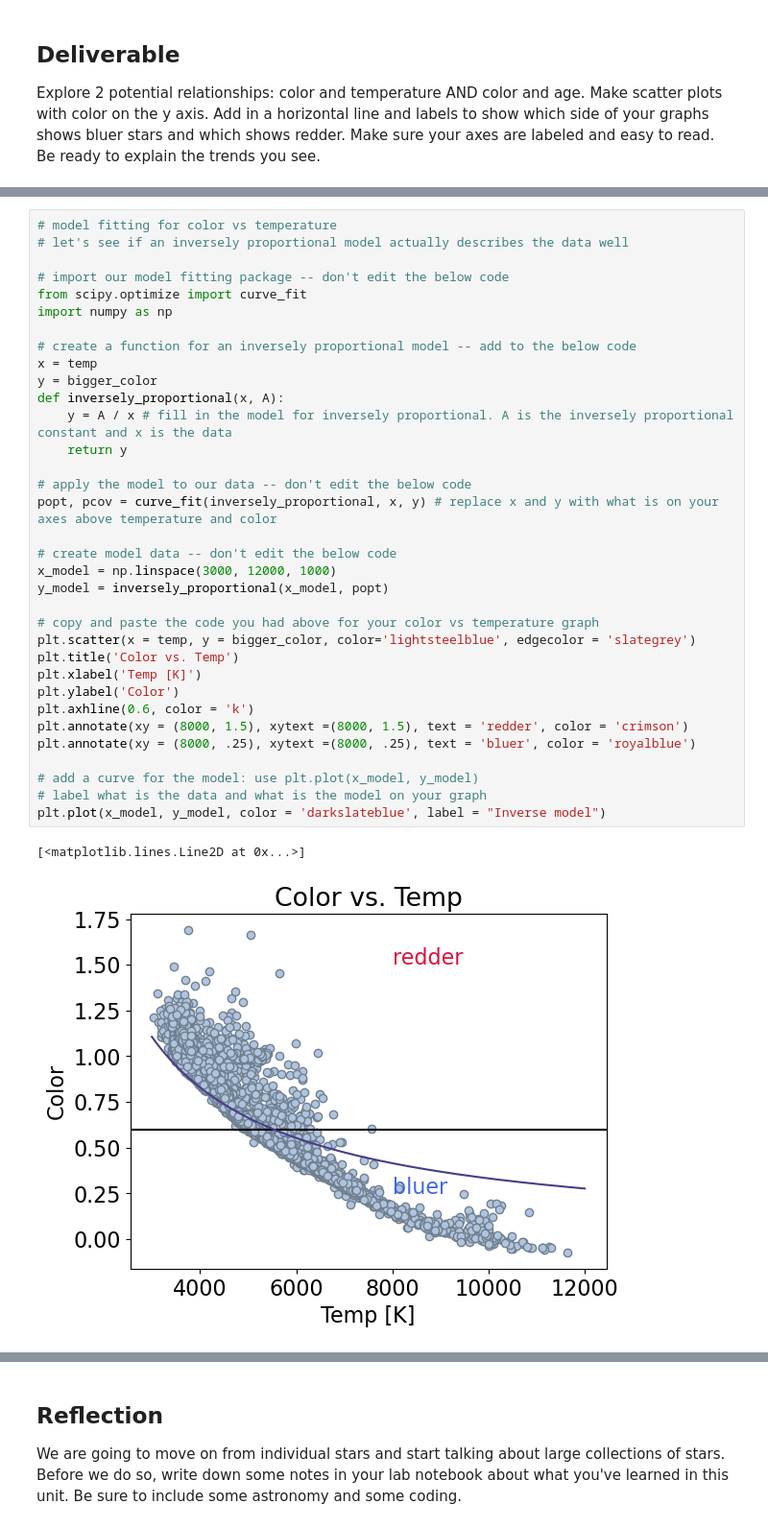
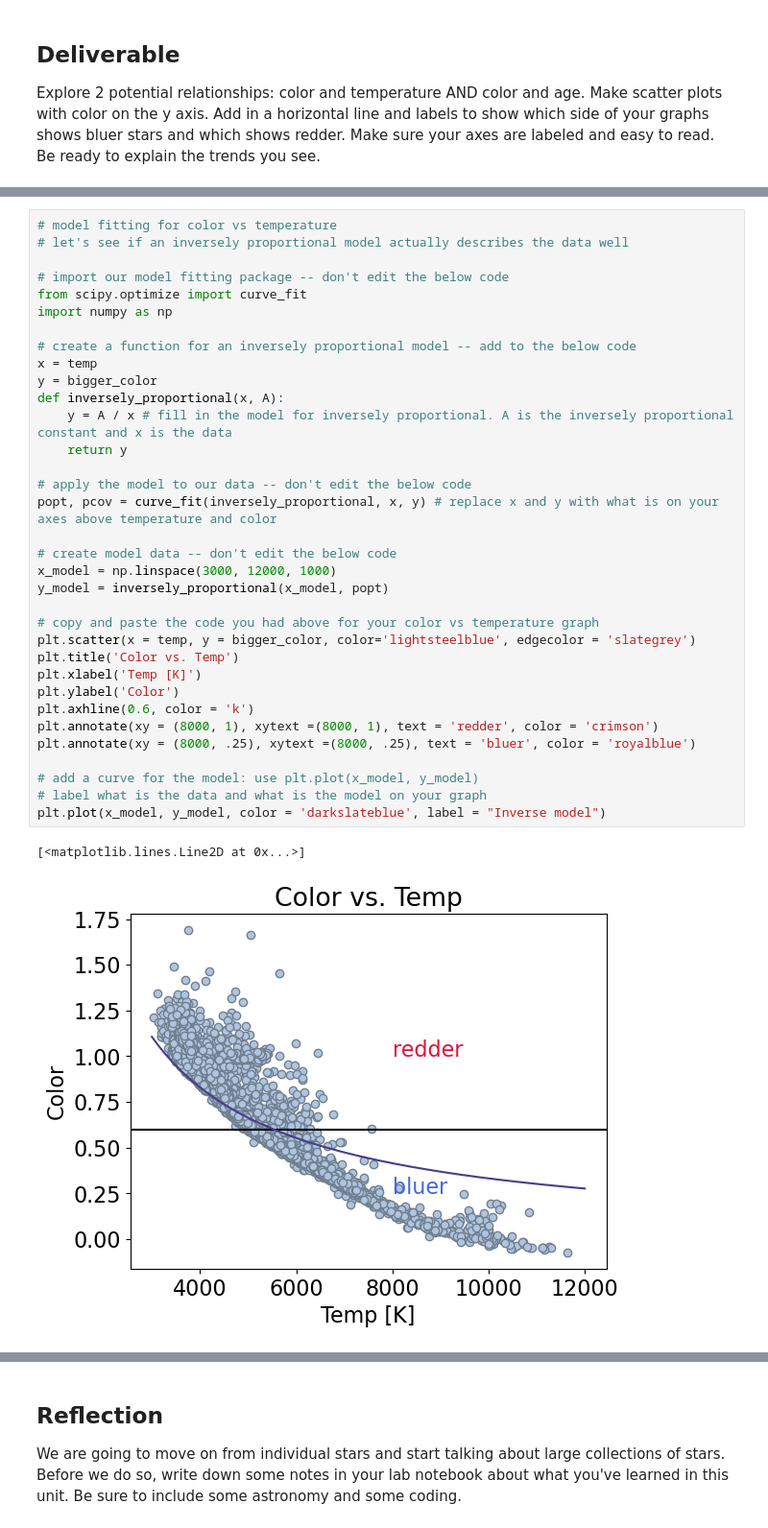
Before and after one commit to adipasquale117/CFR-2025, a Jupyter notebook: Astro/Blank/2 - Stars Pt3.ipynb, the cells around one changed output, grey strips where cells are left out. Shown at 96% size. Cells and saved outputs as stored; diff of their text form.

```diff
--- a/Astro/Blank/2 - Stars Pt3.ipynb
+++ b/Astro/Blank/2 - Stars Pt3.ipynb
@@ -276,35 +283,35 @@ Text(0, 0.5, 'Color')
 from scipy.optimize import curve_fit
 import numpy as np
 
 # create a function for an inversely proportional model -- add to the below code
 x = temp
 y = bigger_color
 def inversely_proportional(x, A):
     y = A / x # fill in the model for inversely proportional. A is the inversely proportional constant and x is the data
     return y
 
 # apply the model to our data -- don't edit the below code
 popt, pcov = curve_fit(inversely_proportional, x, y) # replace x and y with what is on your axes above temperature and color
 
 # create model data -- don't edit the below code
 x_model = np.linspace(3000, 12000, 1000)
 y_model = inversely_proportional(x_model, popt)
 
 # copy and paste the code you had above for your color vs temperature graph
 plt.scatter(x = temp, y = bigger_color, color='lightsteelblue', edgecolor = 'slategrey')
 plt.title('Color vs. Temp')
 plt.xlabel('Temp [K]')
 plt.ylabel('Color')
 plt.axhline(0.6, color = 'k')
-plt.annotate(xy = (8000, 1.5), xytext =(8000, 1.5), text = 'redder', color = 'crimson')
+plt.annotate(xy = (8000, 1), xytext =(8000, 1), text = 'redder', color = 'crimson')
 plt.annotate(xy = (8000, .25), xytext =(8000, .25), text = 'bluer', color = 'royalblue')
 
 # add a curve for the model: use plt.plot(x_model, y_model)
 # label what is the data and what is the model on your graph
 plt.plot(x_model, y_model, color = 'darkslateblue', label = "Inverse model")
 # %% [output]
 [<matplotlib.lines.Line2D at 0x...>]
-[figure, old version]
+[figure, new version]
 # %% [markdown]
 **Does the model appear to be a good fit? Would it have a high or low RMSE? Is the relationship between color and temperature a perfect inversely proportional fit?**
 
```
Also changed, not shown: parts of 8 cells of this notebook, 1 other file.
